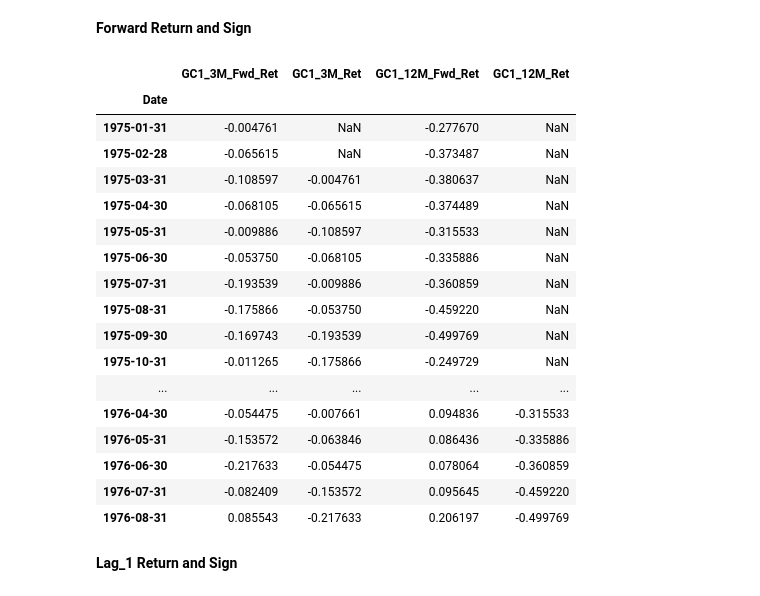
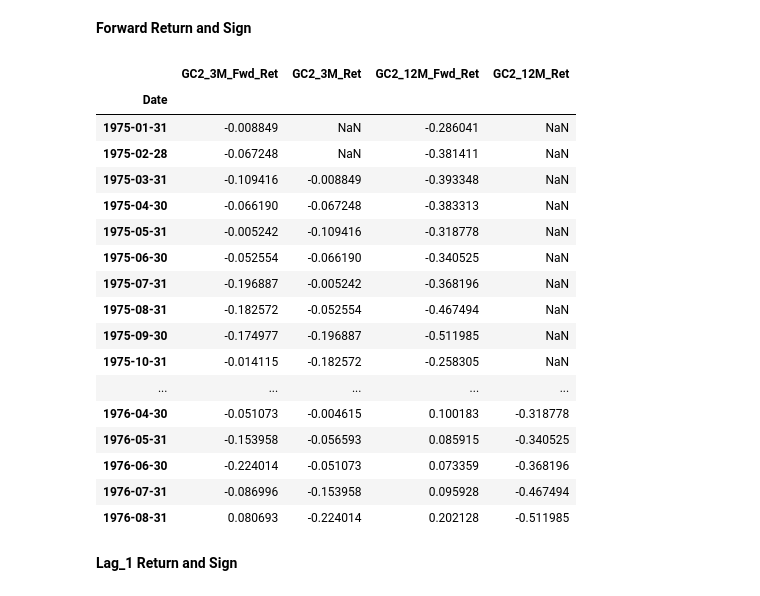
Before and after one commit to alphagoal/Proj_1_gold_futures_ML, a Jupyter notebook: gold_futures_data.ipynb, the cells around one changed output. Drawn from its saved outputs; the diff is of its cells as text; code cells hidden in the pictures.

```diff
--- a/gold_futures_data.ipynb
+++ b/gold_futures_data.ipynb
@@ -599,52 +599,52 @@ bbg_df_monthly_only['GC2_6M_Fwd_Ret'] = (
     .sum()
     .shift(-5)
 )
 
 # 6M forward sign
 bbg_df_monthly_only['GC1_6M_Fwd_Sign'] = np.sign(bbg_df_monthly_only['GC1_6M_Fwd_Ret'])
 bbg_df_monthly_only['GC2_6M_Fwd_Sign'] = np.sign(bbg_df_monthly_only['GC2_6M_Fwd_Ret'])
 
 #--------------------
 
 # Forward-looking 12M return
 bbg_df_monthly_only['GC1_12M_Fwd_Ret'] = (
     bbg_df_monthly_only['GC1_Monthly_Return']
     .rolling(window=12)
     .sum()
     .shift(-11)
 )
 bbg_df_monthly_only['GC2_12M_Fwd_Ret'] = (
     bbg_df_monthly_only['GC2_Monthly_Return']
     .rolling(window=12)
     .sum()
     .shift(-11)
 )
 
 # 12M forward sign
 bbg_df_monthly_only['GC1_12M_Fwd_Sign'] = np.sign(bbg_df_monthly_only['GC1_12M_Fwd_Ret'])
 bbg_df_monthly_only['GC2_12M_Fwd_Sign'] = np.sign(bbg_df_monthly_only['GC2_12M_Fwd_Ret'])
 
 #--------------------
-bbg_df_monthly_only[['GC1_3M_Fwd_Ret','GC1_3M_Ret','GC1_12M_Fwd_Ret','GC1_12M_Ret']].head(20)
+bbg_df_monthly_only[['GC2_3M_Fwd_Ret','GC2_3M_Ret','GC2_12M_Fwd_Ret','GC2_12M_Ret']].head(20)
 # %% [output]
-|  | GC1_3M_Fwd_Ret | GC1_3M_Ret | GC1_12M_Fwd_Ret | GC1_12M_Ret |
+|  | GC2_3M_Fwd_Ret | GC2_3M_Ret | GC2_12M_Fwd_Ret | GC2_12M_Ret |
 | Date |  |  |  |  |
-| 1975-01-31 | -0.004761 | NaN | -0.277670 | NaN |
-| 1975-02-28 | -0.065615 | NaN | -0.373487 | NaN |
-| 1975-03-31 | -0.108597 | -0.004761 | -0.380637 | NaN |
-| 1975-04-30 | -0.068105 | -0.065615 | -0.374489 | NaN |
-| 1975-05-31 | -0.009886 | -0.108597 | -0.315533 | NaN |
-| 1975-06-30 | -0.053750 | -0.068105 | -0.335886 | NaN |
-| 1975-07-31 | -0.193539 | -0.009886 | -0.360859 | NaN |
-| 1975-08-31 | -0.175866 | -0.053750 | -0.459220 | NaN |
-| 1975-09-30 | -0.169743 | -0.193539 | -0.499769 | NaN |
-| 1975-10-31 | -0.011265 | -0.175866 | -0.249729 | NaN |
+| 1975-01-31 | -0.008849 | NaN | -0.286041 | NaN |
+| 1975-02-28 | -0.067248 | NaN | -0.381411 | NaN |
+| 1975-03-31 | -0.109416 | -0.008849 | -0.393348 | NaN |
+| 1975-04-30 | -0.066190 | -0.067248 | -0.383313 | NaN |
+| 1975-05-31 | -0.005242 | -0.109416 | -0.318778 | NaN |
+| 1975-06-30 | -0.052554 | -0.066190 | -0.340525 | NaN |
+| 1975-07-31 | -0.196887 | -0.005242 | -0.368196 | NaN |
+| 1975-08-31 | -0.182572 | -0.052554 | -0.467494 | NaN |
+| 1975-09-30 | -0.174977 | -0.196887 | -0.511985 | NaN |
+| 1975-10-31 | -0.014115 | -0.182572 | -0.258305 | NaN |
 | ... | ... | ... | ... | ... |
-| 1976-04-30 | -0.054475 | -0.007661 | 0.094836 | -0.315533 |
-| 1976-05-31 | -0.153572 | -0.063846 | 0.086436 | -0.335886 |
-| 1976-06-30 | -0.217633 | -0.054475 | 0.078064 | -0.360859 |
-| 1976-07-31 | -0.082409 | -0.153572 | 0.095645 | -0.459220 |
-| 1976-08-31 | 0.085543 | -0.217633 | 0.206197 | -0.499769 |
+| 1976-04-30 | -0.051073 | -0.004615 | 0.100183 | -0.318778 |
+| 1976-05-31 | -0.153958 | -0.056593 | 0.085915 | -0.340525 |
+| 1976-06-30 | -0.224014 | -0.051073 | 0.073359 | -0.368196 |
+| 1976-07-31 | -0.086996 | -0.153958 | 0.095928 | -0.467494 |
+| 1976-08-31 | 0.080693 | -0.224014 | 0.202128 | -0.511985 |
 # %% [markdown]
 **Lag_1 Return and Sign**
 # %%
```
Also changed, not shown: parts of 25 cells of this notebook, 55 other files.
